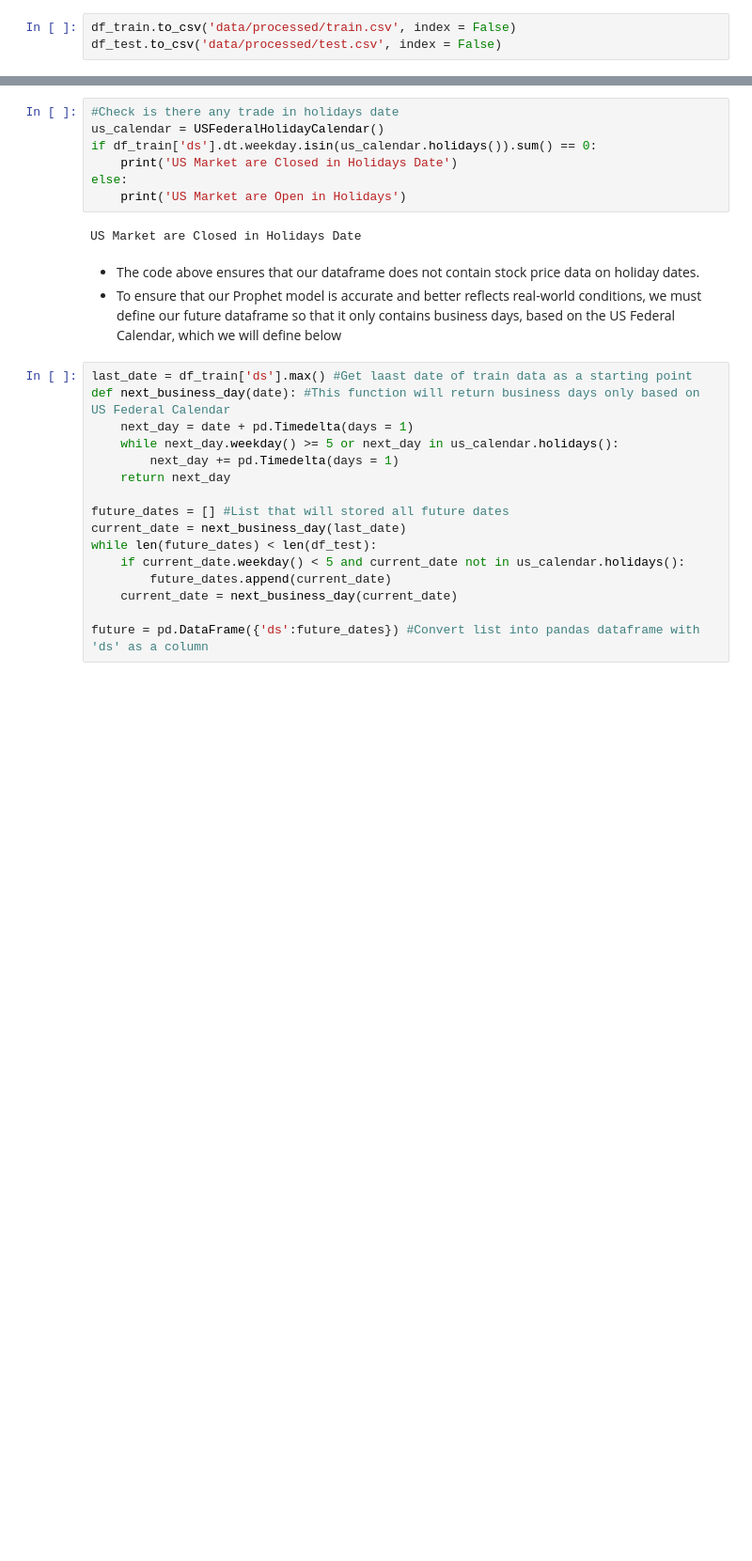
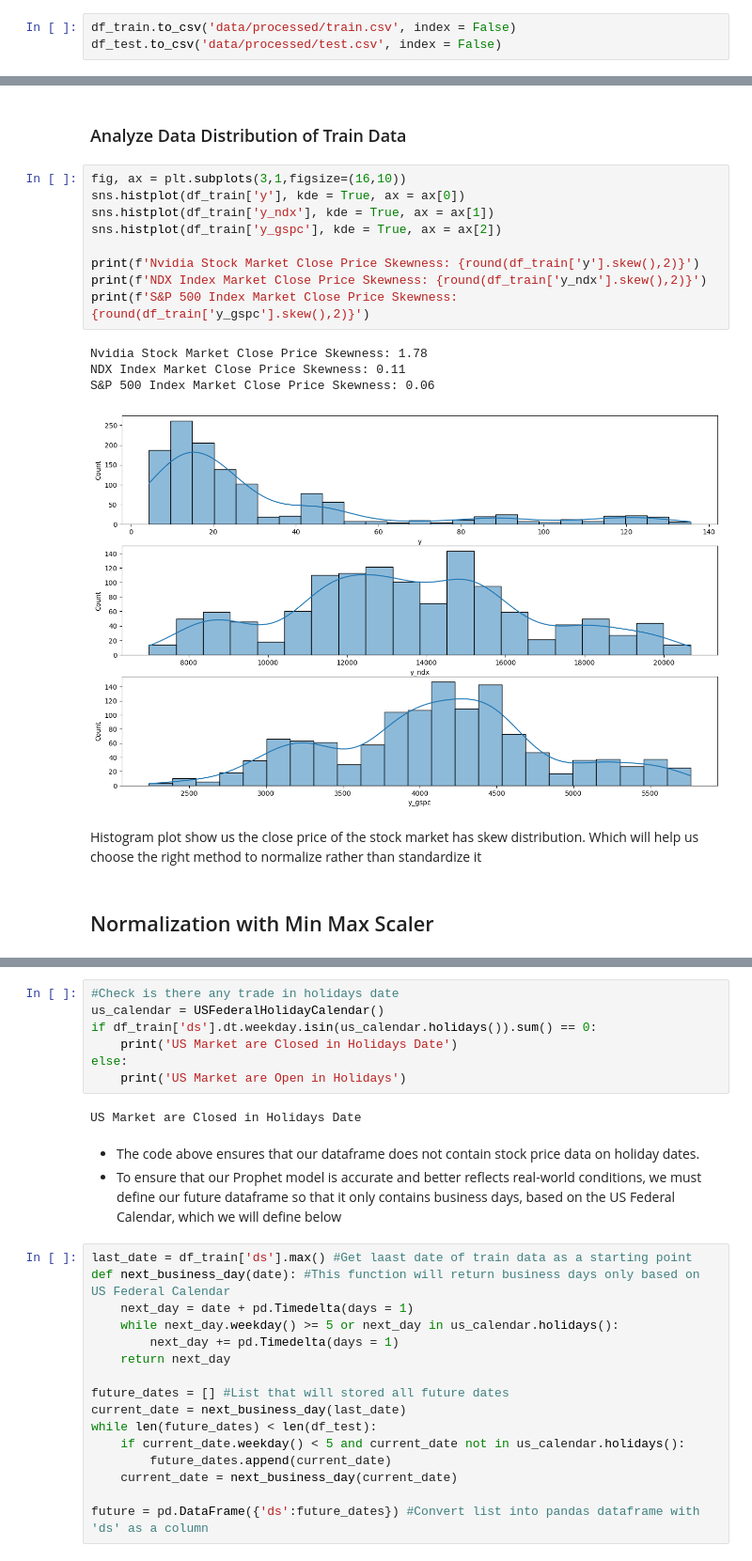
Before and after one commit to fadhilrezam/Time_Series_Forecasting_Stock_Market, a Jupyter notebook: main.ipynb, the cells around one changed output, grey strips where cells are left out. Shown at 94% size. Drawn from its saved outputs; the diff is of its cells as text; blank space fills up the shorter version.

```diff
--- a/main.ipynb
+++ b/main.ipynb
@@ -160,0 +205,20 @@ Text(0, 0.5, 'Closed Price')
+# %% [markdown]
+### Analyze Data Distribution of Train Data
+# %%
+fig, ax = plt.subplots(3,1,figsize=(16,10))
+sns.histplot(df_train['y'], kde = True, ax = ax[0])
+sns.histplot(df_train['y_ndx'], kde = True, ax = ax[1])
+sns.histplot(df_train['y_gspc'], kde = True, ax = ax[2])
+
+print(f'Nvidia Stock Market Close Price Skewness: {round(df_train['y'].skew(),2)}')
+print(f'NDX Index Market Close Price Skewness: {round(df_train['y_ndx'].skew(),2)}')
+print(f'S&P 500 Index Market Close Price Skewness: {round(df_train['y_gspc'].skew(),2)}')
+# %% [output]
+Nvidia Stock Market Close Price Skewness: 1.78
+NDX Index Market Close Price Skewness: 0.11
+S&P 500 Index Market Close Price Skewness: 0.06
+[figure, added]
+# %% [markdown]
+Histogram plot show us the close price of the stock market has skew distribution. Which will help us choose the right method to normalize rather than standardize it
+# %% [markdown]
+## Normalization with Min Max Scaler
```
Also changed, not shown: parts of 23 cells of this notebook, 5 other files.
